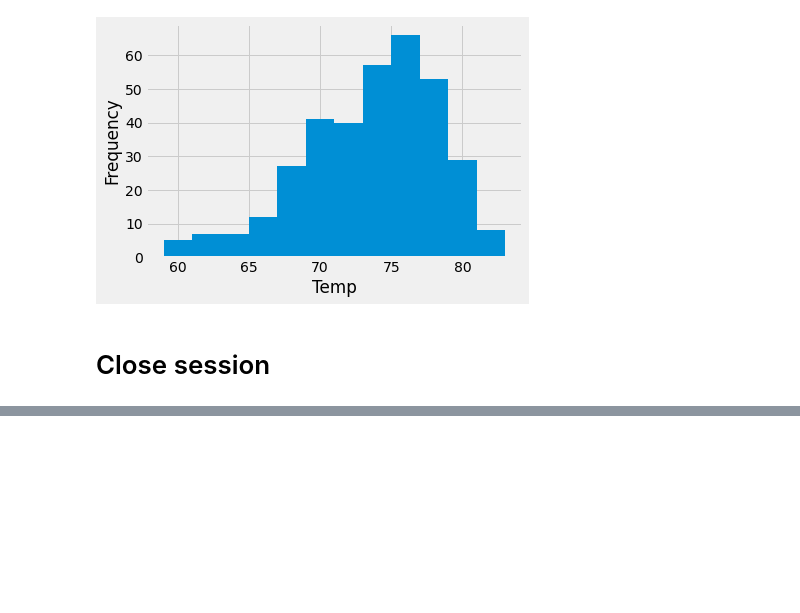
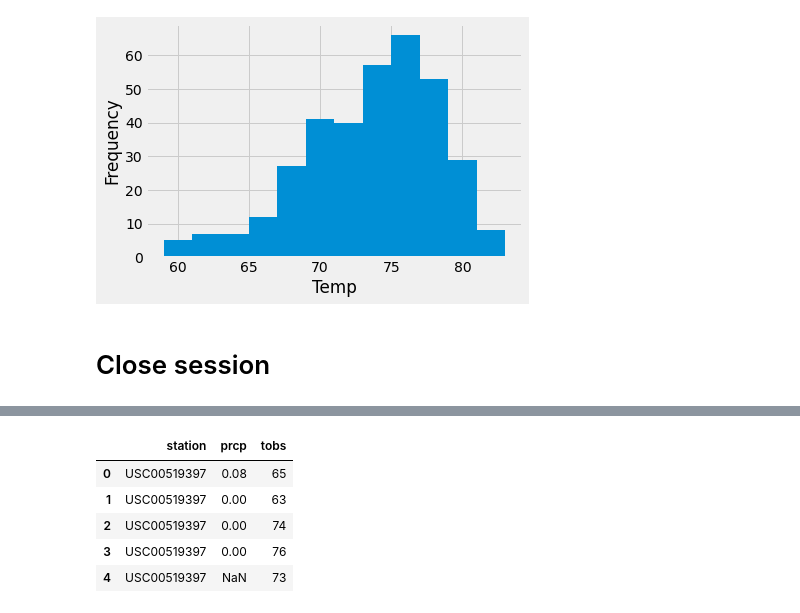
Before and after one commit to NickP20/sqlalchemy-challenge, a Jupyter notebook: climate_analysis.ipynb, the cells around one changed output, grey strips where cells are left out. Saved outputs shown, nothing was run; the diff lists cells and outputs as text; code cells hidden in the pictures; blank space fills up the shorter version.

```diff
--- a/climate_analysis.ipynb
+++ b/climate_analysis.ipynb
@@ -248,0 +305,11 @@ session.close()
+# %%
+# Drop the date column
+df.reset_index(drop= True, inplace = True)
+df.head()
+# %% [output]
+|  | station | prcp | tobs |
+| 0 | USC00519397 | 0.08 | 65 |
+| 1 | USC00519397 | 0.00 | 63 |
+| 2 | USC00519397 | 0.00 | 74 |
+| 3 | USC00519397 | 0.00 | 76 |
+| 4 | USC00519397 | NaN | 73 |
```
Also changed, not shown: parts of 26 cells of this notebook, 1 other file.
